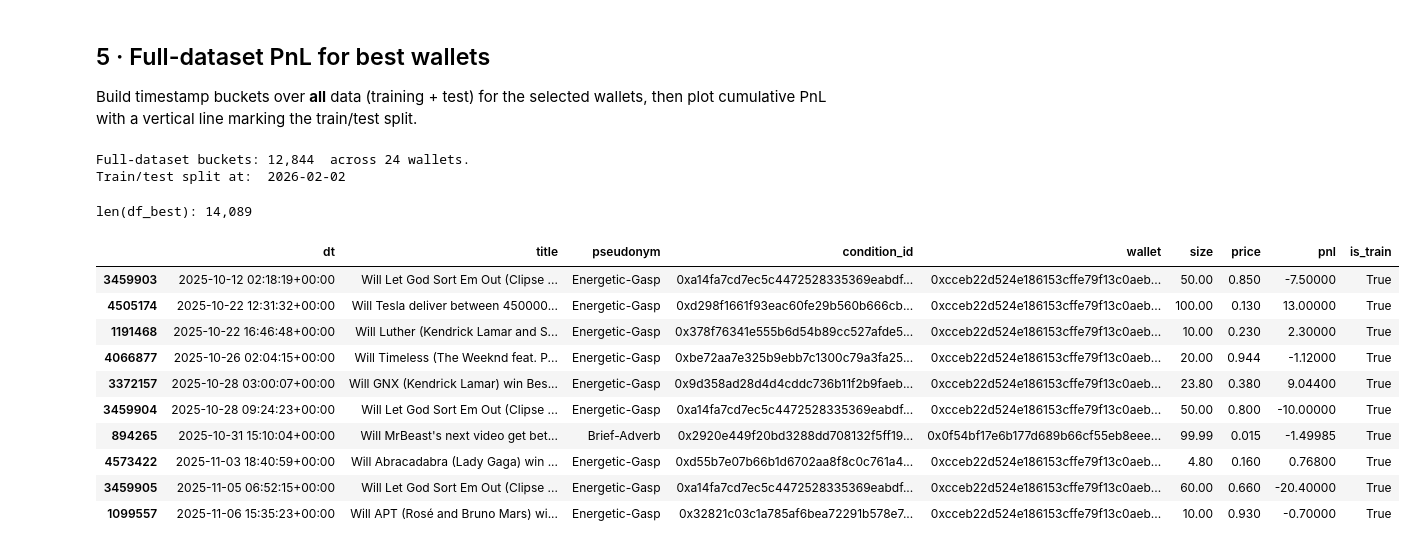
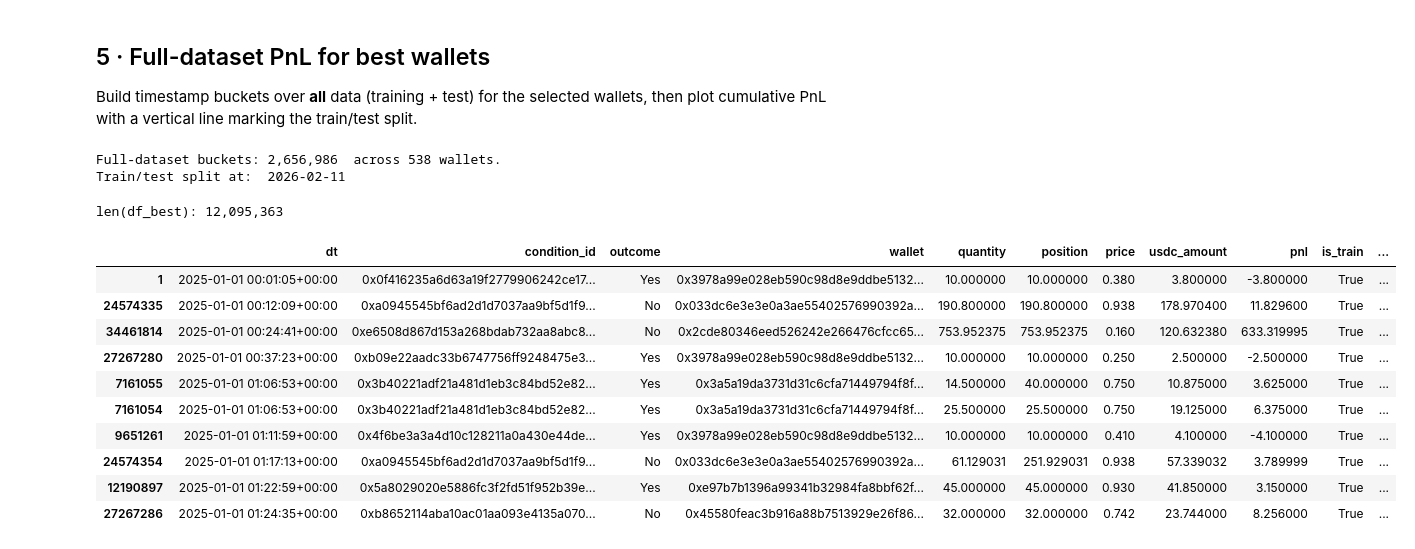
Before and after one commit to vobornij/polymarket, a Jupyter notebook: notebooks/profitable_wallet_analysis.ipynb, the cells around one changed output. Drawn from its saved outputs; the diff is of its cells as text; code cells hidden in the pictures.

```diff
--- a/notebooks/profitable_wallet_analysis.ipynb
+++ b/notebooks/profitable_wallet_analysis.ipynb
@@ -21,14 +38,20 @@ TRADES_PARQUET = Path("../data/trades_processed.parquet")
 # %% [markdown]
 ## 1 · Load processed trades
 # %%
-df = pd.read_parquet(TRADES_PARQUET)
+df = pd.concat([pd.read_parquet(f) for f in trade_files], ignore_index=True)
 
 # ensure correct dtypes after round-trip
-df["dt"]               = pd.to_datetime(df["dt"], utc=True)
-df["trade_value_usdc"] = df["trade_value_usdc"].astype(float)
+df["dt"] = pd.to_datetime(df["dt"], utc=True)
+df["usdc_amount"] = df["usdc_amount"].astype(float)
 df["final_value_usdc"] = df["final_value_usdc"].astype(float)
-df["size"]             = df["size"].astype(float)
-df["price"]            = df["price"].astype(float)
+df["quantity"] = df["quantity"].astype(float)
+df["position"] = df["position"].astype(float)
+df["price"] = df["price"].astype(float)
+
+# backward-compatible aliases for older downstream cells
+df["trade_value_usdc"] = df["usdc_amount"]
+df["size"] = df["quantity"]
+df["transactionHash"] = df["tx_hash"]
 
 # ── PnL per fill ──────────────────────────────────────────────────────────────
 df["pnl"] = np.where(
@@ -46,7 +69,7 @@ df["notional"] = np.where(
     df["size"] * (1 - df["price"]),
 )
 
-print(f"Loaded {len(df):,} trade records for {df['wallet'].nunique():,} wallets.")
+print(f"Loaded {len(df):,} trade records from {len(trade_files):,} shards for {df['wallet'].nunique():,} wallets.")
 print(f"  training rows : {df['is_train'].sum():,}")
 print(f"  test rows     : {(~df['is_train']).sum():,}")
 df.head(3)
@@ -175,6 +215,13 @@ def compute_wallet_metrics(df_slice: pd.DataFrame) -> pd.DataFrame:
     )
     buckets = buckets[buckets["notional"] > 0].copy()
 
+    if buckets.empty:
+        empty_cols = [
+            "wallet", "pnl_volatility", "num_buckets", "num_markets",
+            "total_notional", "total_pnl", "top5_pnl_pct", "top_market_pnl_pct", "return",
+        ]
+        return pd.DataFrame(columns=empty_cols), buckets
+
     result = (
         buckets.groupby("wallet", sort=False)
         .apply(_wallet_metrics_from_buckets, include_groups=False)
@@ -303,9 +348,9 @@ filtered_wallets = wallet_vol[
     (wallet_vol['num_buckets'] >= 20) &
     # (wallet_vol['num_buckets'] <= 300) &
     (wallet_vol['top5_pnl_pct'] <= 0.4) &
-    (wallet_vol['top_market_pnl_pct'] <= 0.5) &
-    (wallet_vol['return'] >= 0.05) &
-    (wallet_vol['pnl_volatility'] <= 0.8)
+    (wallet_vol['top_market_pnl_pct'] <= 0.5)
+    # & (wallet_vol['return'] >= 0.05)
+    # & (wallet_vol['pnl_volatility'] <= 0.8)
 ].sort_values("total_pnl", ascending=False)
 
 print(f"Best wallets (selected on training data): {len(filtered_wallets):}")
@@ -482,7 +505,7 @@ import plotly.express as px
 
 # ── full-dataset buckets (train + test) for best wallets ─────────────────────
 df_best = df[df["wallet"].isin(best_wallet_set)].copy()
-df_best["dt_floored"] = df_best["dt"].dt.floor("5min")
+df_best["dt_floored"] = df_best["dt"].dt.floor("1h")
 buckets_full = (
     df_best.groupby(["wallet", "dt_floored", "condition_id"], sort=False)
     .agg(notional=("notional", "sum"), pnl=("pnl", "sum"))
@@ -495,8 +518,8 @@ split_line = pd.Timestamp(END_DATE_TRAIN, tz="UTC") + pd.Timedelta(days=1)
 print(f"Full-dataset buckets: {len(buckets_full):,}  across {buckets_full['wallet'].nunique():,} wallets.")
 print(f"Train/test split at:  {split_line.date()}")
 # %% [output]
-Full-dataset buckets: 12,844  across 24 wallets.
-Train/test split at:  2026-02-02
+Full-dataset buckets: 2,656,986  across 538 wallets.
+Train/test split at:  2026-02-11
 # %%
 # ── per-wallet cumulative PnL (top-20 by training PnL, full dataset) ──────────
 top_wallets_plot = filtered_wallets.head(20)["wallet"].tolist()
@@ -550,19 +573,22 @@ fig.add_vline(
 fig.show(renderer="browser")
 # %%
 print(f"len(df_best): {len(df_best):,}")
-df_best[['dt', 'title', 'pseudonym', 'condition_id', 'wallet', 'size', 'price', 'pnl', 'is_train']].sort_values('dt').head(10)
+df_best[[
+    "dt", "condition_id", "outcome", "wallet", "quantity", "position",
+    "price", "usdc_amount", "pnl", "is_train", "tx_hash"
+]].sort_values("dt").head(10)
 # %% [output]
-len(df_best): 14,089
+len(df_best): 12,095,363
-|  | dt | title | pseudonym | condition_id | wallet | size | price | pnl | is_train |
-| 3459903 | 2025-10-12 02:18:19+00:00 | Will Let God Sort Em Out (Clipse ... | Energetic-Gasp | 0xa14fa7cd7ec5c4472528335369eabdf... | 0xcceb22d524e186153cffe79f13c0aeb... | 50.00 | 0.850 | -7.50000 | True |
-| 4505174 | 2025-10-22 12:31:32+00:00 | Will Tesla deliver between 450000... | Energetic-Gasp | 0xd298f1661f93eac60fe29b560b666cb... | 0xcceb22d524e186153cffe79f13c0aeb... | 100.00 | 0.130 | 13.00000 | True |
-| 1191468 | 2025-10-22 16:46:48+00:00 | Will Luther (Kendrick Lamar and S... | Energetic-Gasp | 0x378f76341e555b6d54b89cc527afde5... | 0xcceb22d524e186153cffe79f13c0aeb... | 10.00 | 0.230 | 2.30000 | True |
-| 4066877 | 2025-10-26 02:04:15+00:00 | Will Timeless (The Weeknd feat. P... | Energetic-Gasp | 0xbe72aa7e325b9ebb7c1300c79a3fa25... | 0xcceb22d524e186153cffe79f13c0aeb... | 20.00 | 0.944 | -1.12000 | True |
-| 3372157 | 2025-10-28 03:00:07+00:00 | Will GNX (Kendrick Lamar) win Bes... | Energetic-Gasp | 0x9d358ad28d4d4cddc736b11f2b9faeb... | 0xcceb22d524e186153cffe79f13c0aeb... | 23.80 | 0.380 | 9.04400 | True |
-| 3459904 | 2025-10-28 09:24:23+00:00 | Will Let God Sort Em Out (Clipse ... | Energetic-Gasp | 0xa14fa7cd7ec5c4472528335369eabdf... | 0xcceb22d524e186153cffe79f13c0aeb... | 50.00 | 0.800 | -10.00000 | True |
-| 894265 | 2025-10-31 15:10:04+00:00 | Will MrBeast's next video get bet... | Brief-Adverb | 0x2920e449f20bd3288dd708132f5ff19... | 0x0f54bf17e6b177d689b66cf55eb8eee... | 99.99 | 0.015 | -1.49985 | True |
-| 4573422 | 2025-11-03 18:40:59+00:00 | Will Abracadabra (Lady Gaga) win ... | Energetic-Gasp | 0xd55b7e07b66b1d6702aa8f8c0c761a4... | 0xcceb22d524e186153cffe79f13c0aeb... | 4.80 | 0.160 | 0.76800 | True |
-| 3459905 | 2025-11-05 06:52:15+00:00 | Will Let God Sort Em Out (Clipse ... | Energetic-Gasp | 0xa14fa7cd7ec5c4472528335369eabdf... | 0xcceb22d524e186153cffe79f13c0aeb... | 60.00 | 0.660 | -20.40000 | True |
-| 1099557 | 2025-11-06 15:35:23+00:00 | Will APT (Rosé and Bruno Mars) wi... | Energetic-Gasp | 0x32821c03c1a785af6bea72291b578e7... | 0xcceb22d524e186153cffe79f13c0aeb... | 10.00 | 0.930 | -0.70000 | True |
+|  | dt | condition_id | outcome | wallet | quantity | position | price | usdc_amount | pnl | is_train | ... |
+| 1 | 2025-01-01 00:01:05+00:00 | 0x0f416235a6d63a19f2779906242ce17... | Yes | 0x3978a99e028eb590c98d8e9ddbe5132... | 10.000000 | 10.000000 | 0.380 | 3.800000 | -3.800000 | True | ... |
+| 24574335 | 2025-01-01 00:12:09+00:00 | 0xa0945545bf6ad2d1d7037aa9bf5d1f9... | No | 0x033dc6e3e3e0a3ae55402576990392a... | 190.800000 | 190.800000 | 0.938 | 178.970400 | 11.829600 | True | ... |
+| 34461814 | 2025-01-01 00:24:41+00:00 | 0xe6508d867d153a268bdab732aa8abc8... | No | 0x2cde80346eed526242e266476cfcc65... | 753.952375 | 753.952375 | 0.160 | 120.632380 | 633.319995 | True | ... |
+| 27267280 | 2025-01-01 00:37:23+00:00 | 0xb09e22aadc33b6747756ff9248475e3... | Yes | 0x3978a99e028eb590c98d8e9ddbe5132... | 10.000000 | 10.000000 | 0.250 | 2.500000 | -2.500000 | True | ... |
+| 7161055 | 2025-01-01 01:06:53+00:00 | 0x3b40221adf21a481d1eb3c84bd52e82... | Yes | 0x3a5a19da3731d31c6cfa71449794f8f... | 14.500000 | 40.000000 | 0.750 | 10.875000 | 3.625000 | True | ... |
+| 7161054 | 2025-01-01 01:06:53+00:00 | 0x3b40221adf21a481d1eb3c84bd52e82... | Yes | 0x3a5a19da3731d31c6cfa71449794f8f... | 25.500000 | 25.500000 | 0.750 | 19.125000 | 6.375000 | True | ... |
+| 9651261 | 2025-01-01 01:11:59+00:00 | 0x4f6be3a3a4d10c128211a0a430e44de... | Yes | 0x3978a99e028eb590c98d8e9ddbe5132... | 10.000000 | 10.000000 | 0.410 | 4.100000 | -4.100000 | True | ... |
+| 24574354 | 2025-01-01 01:17:13+00:00 | 0xa0945545bf6ad2d1d7037aa9bf5d1f9... | No | 0x033dc6e3e3e0a3ae55402576990392a... | 61.129031 | 251.929031 | 0.938 | 57.339032 | 3.789999 | True | ... |
+| 12190897 | 2025-01-01 01:22:59+00:00 | 0x5a8029020e5886fc3f2fd51f952b39e... | Yes | 0xe97b7b1396a99341b32984fa8bbf62f... | 45.000000 | 45.000000 | 0.930 | 41.850000 | 3.150000 | True | ... |
+| 27267286 | 2025-01-01 01:24:35+00:00 | 0xb8652114aba10ac01aa093e4135a070... | No | 0x45580feac3b916a88b7513929e26f86... | 32.000000 | 32.000000 | 0.742 | 23.744000 | 8.256000 | True | ... |
 # %%
 df_best.groupby("condition_id").agg(
```
Also changed, not shown: parts of 20 cells of this notebook, 19 other files.
